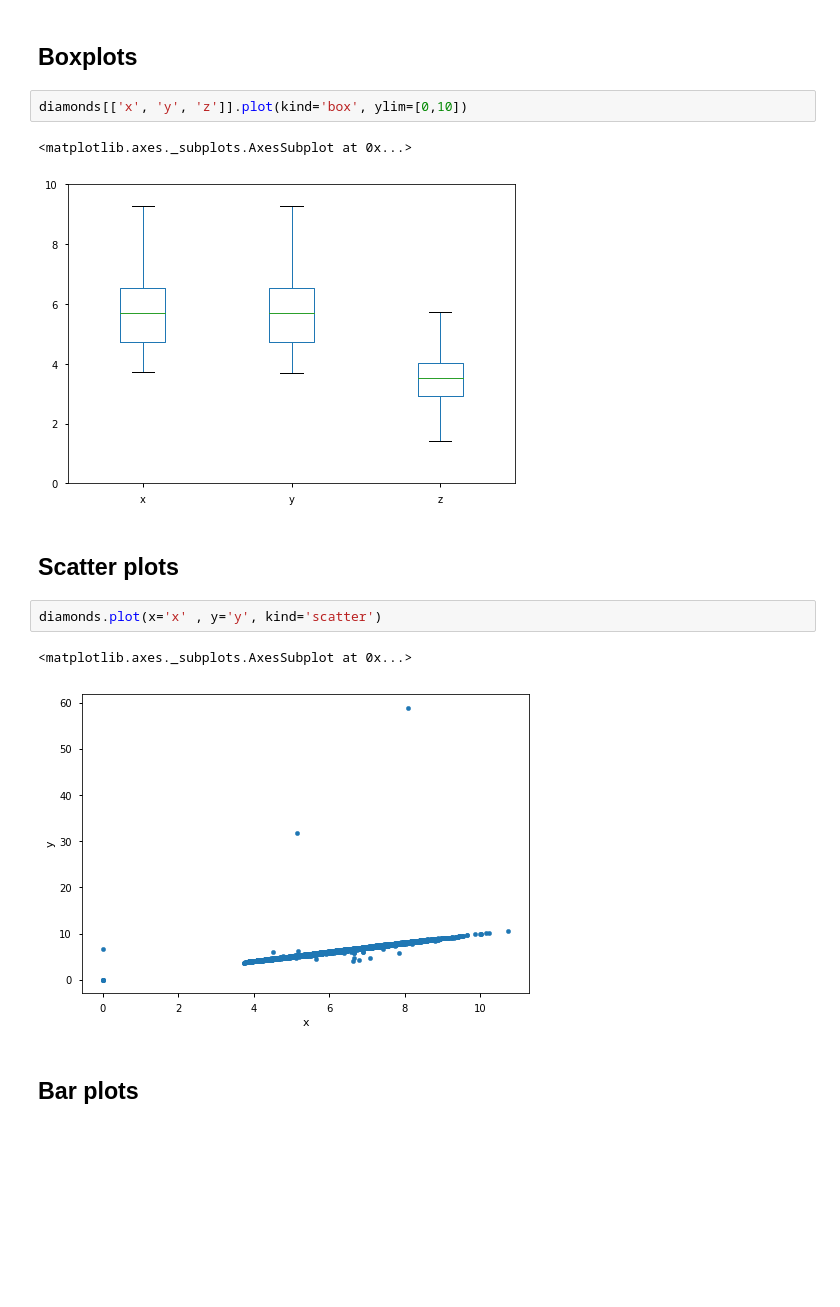
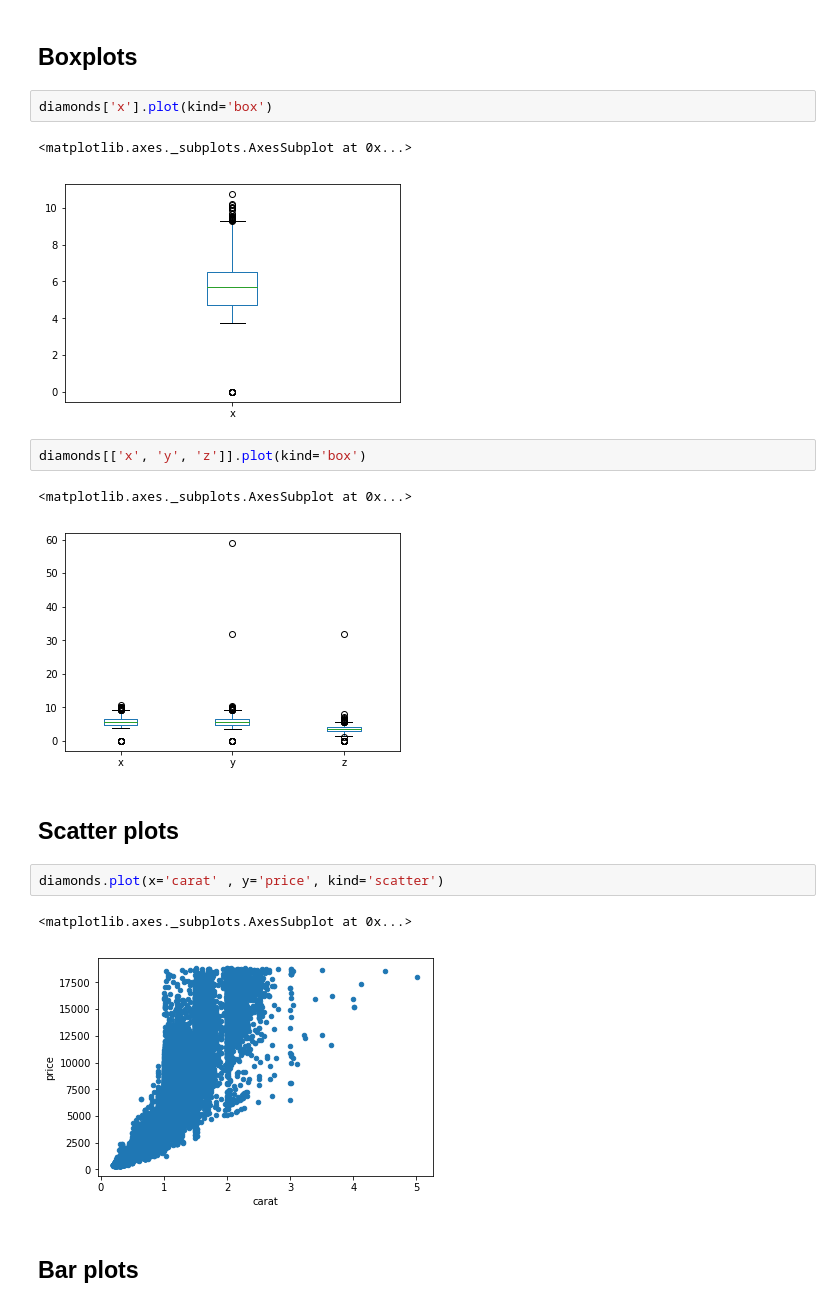
Before and after one commit to pratos/python4ds, a Jupyter notebook: notebooks/Python Visualization snippets.ipynb, the cells around one changed output. Drawn from its saved outputs; the diff is of its cells as text; blank space fills up the shorter version.

```diff
--- a/notebooks/Python Visualization snippets.ipynb
+++ b/notebooks/Python Visualization snippets.ipynb
@@ -1010,17 +1070,22 @@ diamonds['depth'].plot(kind='hist')
 [figure]
 # %% [markdown]
 ## Boxplots
+# %%
+diamonds['x'].plot(kind='box')
+# %% [output]
+<matplotlib.axes._subplots.AxesSubplot at 0x...>
+[figure, added]
 # %%
-diamonds[['x', 'y', 'z']].plot(kind='box', ylim=[0,10])
+diamonds[['x', 'y', 'z']].plot(kind='box')
 # %% [output]
 <matplotlib.axes._subplots.AxesSubplot at 0x...>
-[figure, old version]
+[figure, new version]
 # %% [markdown]
 ## Scatter plots
 # %%
-diamonds.plot(x='x' , y='y', kind='scatter')
+diamonds.plot(x='carat' , y='price', kind='scatter')
 # %% [output]
 <matplotlib.axes._subplots.AxesSubplot at 0x...>
-[figure, old version]
+[figure, new version]
 # %% [markdown]
 ## Bar plots
```
Also changed, not shown: parts of 40 cells of this notebook, 1 other file.
